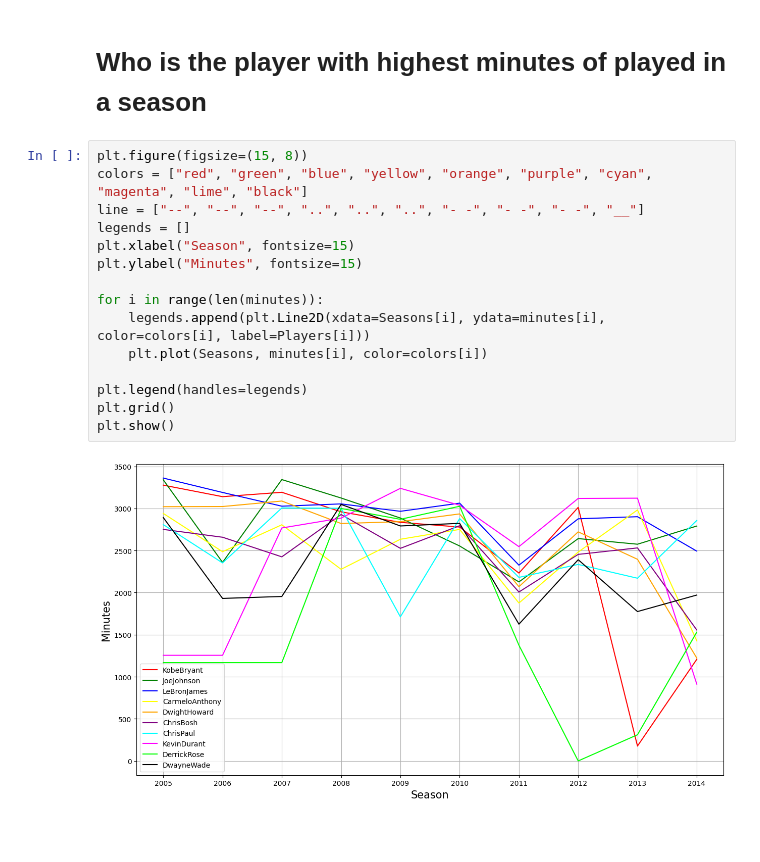
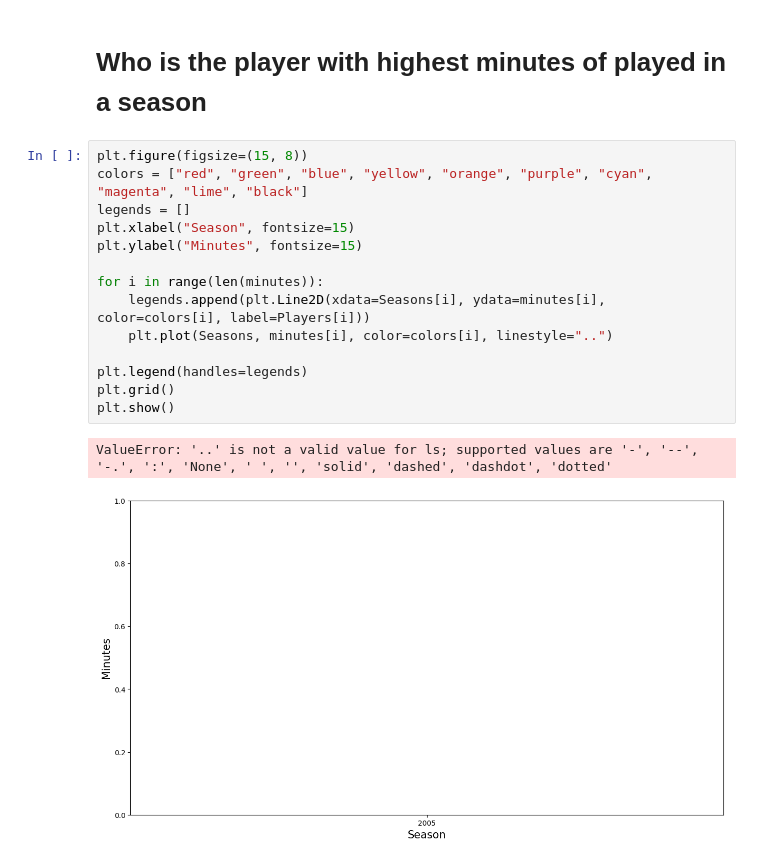
Before and after one commit to RyannKim327/Python-Programming-Compillation, a Jupyter notebook: Data Structures and Algorithm/Jupyter Notebook/basketball.ipynb, the cells around one changed output. Saved outputs shown, nothing was run; the diff lists cells and outputs as text; blank space fills up the shorter version.

```diff
--- a/Data Structures and Algorithm/Jupyter Notebook/basketball.ipynb
+++ b/Data Structures and Algorithm/Jupyter Notebook/basketball.ipynb
@@ -167,17 +167,17 @@ plt.show()
 # %%
 plt.figure(figsize=(15, 8))
 colors = ["red", "green", "blue", "yellow", "orange", "purple", "cyan", "magenta", "lime", "black"]
-line = ["--", "--", "--", "..", "..", "..", "- -", "- -", "- -", "__"]
 legends = []
 plt.xlabel("Season", fontsize=15)
 plt.ylabel("Minutes", fontsize=15)
 
 for i in range(len(minutes)):
     legends.append(plt.Line2D(xdata=Seasons[i], ydata=minutes[i], color=colors[i], label=Players[i]))
-    plt.plot(Seasons, minutes[i], color=colors[i])
+    plt.plot(Seasons, minutes[i], color=colors[i], linestyle="..")
 
 plt.legend(handles=legends)
 plt.grid()
 plt.show()
 # %% [output]
+ValueError: '..' is not a valid value for ls; supported values are '-', '--', '-.', ':', 'None', ' ', '', 'solid', 'dashed', 'dashdot', 'dotted'
-[figure, old version]
+[figure, new version]
```
